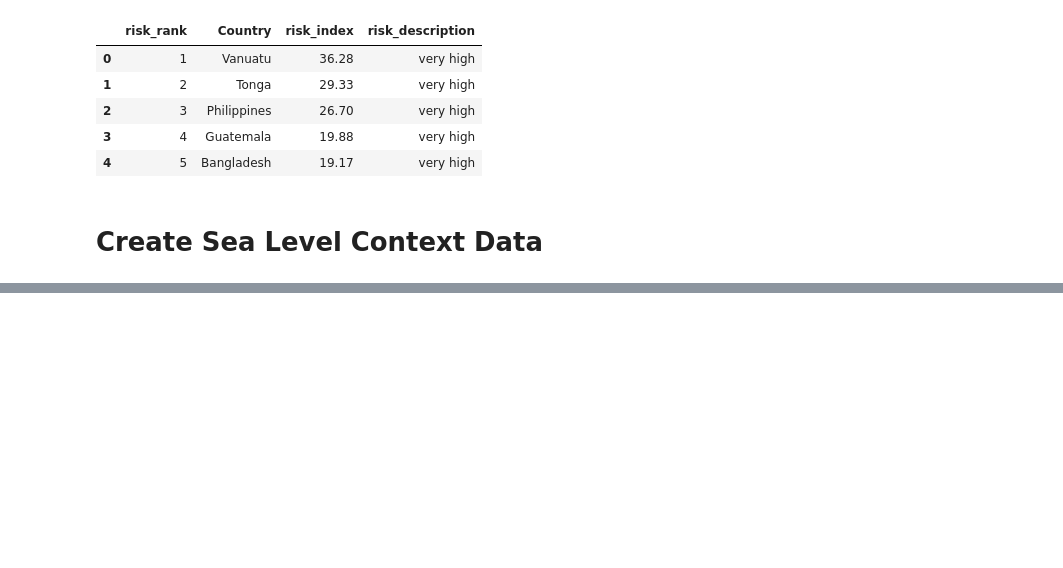
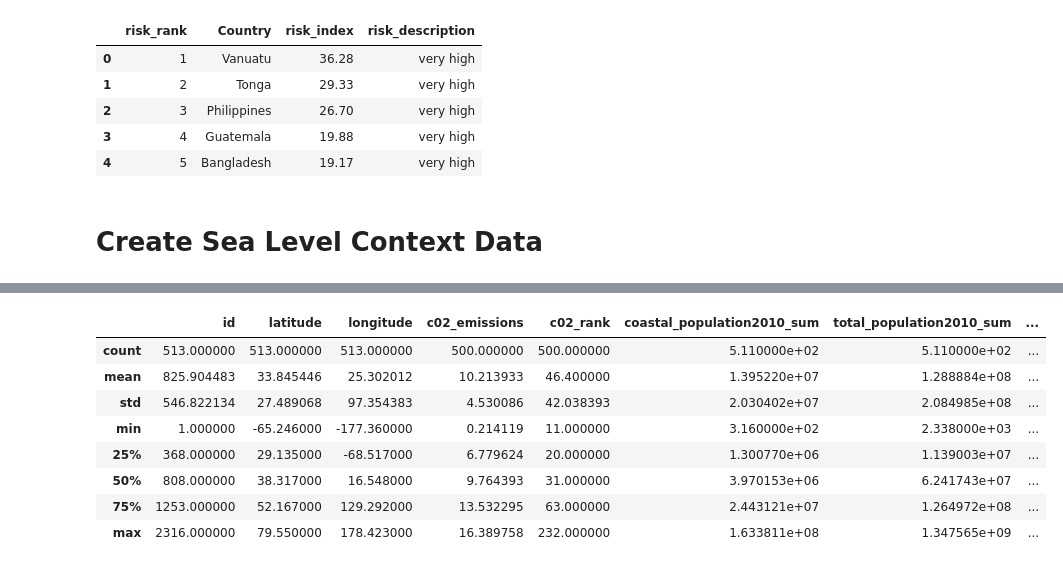
Before and after one commit to correctiv/sealevel-notebook, a Jupyter notebook: Sealevel_contextData.ipynb, the cells around one changed output, grey strips where cells are left out. Cells and saved outputs as stored; diff of their text form; code cells hidden in the pictures; blank space fills up the shorter version.

```diff
--- a/Sealevel_contextData.ipynb
+++ b/Sealevel_contextData.ipynb
@@ -186,0 +212,3 @@ sealevel_context.head()
+# %%
+#Add national population
+sealevel_context = sealevel_context.merge(pop_total, left_on='country', right_on='ISO3v10', how='left')
@@ -186,0 +236,3 @@ sealevel_context.head()
+# %%
+#Add trend data for 1985 to 2015
+sealevel_context = sealevel_context.merge(trend_1985_2015, left_on='id', right_on='_id', how='left')
@@ -186,0 +243,3 @@ sealevel_context.head()
+# %%
+#Add longest trend
+sealevel_context = sealevel_context.merge(trend_longest, left_on='id', right_on='_id', how='left')
@@ -186,0 +255,5 @@ sealevel_context.head()
+# %%
+#Add riskindex
+sealevel_context = sealevel_context.merge(riskindex, left_on='country_name', right_on='Country', how='left')
+
+sealevel_context.head()
@@ -186,0 +267,12 @@ sealevel_context.head()
+# %%
+sealevel_context.describe()
+# %% [output]
+|  | id | latitude | longitude | c02_emissions | c02_rank | coastal_population2010_sum | total_population2010_sum | ... |
+| count | 513.000000 | 513.000000 | 513.000000 | 500.000000 | 500.000000 | 5.110000e+02 | 5.110000e+02 | ... |
+| mean | 825.904483 | 33.845446 | 25.302012 | 10.213933 | 46.400000 | 1.395220e+07 | 1.288884e+08 | ... |
+| std | 546.822134 | 27.489068 | 97.354383 | 4.530086 | 42.038393 | 2.030402e+07 | 2.084985e+08 | ... |
+| min | 1.000000 | -65.246000 | -177.360000 | 0.214119 | 11.000000 | 3.160000e+02 | 2.338000e+03 | ... |
+| 25% | 368.000000 | 29.135000 | -68.517000 | 6.779624 | 20.000000 | 1.300770e+06 | 1.139003e+07 | ... |
+| 50% | 808.000000 | 38.317000 | 16.548000 | 9.764393 | 31.000000 | 3.970153e+06 | 6.241743e+07 | ... |
+| 75% | 1253.000000 | 52.167000 | 129.292000 | 13.532295 | 63.000000 | 2.443121e+07 | 1.264972e+08 | ... |
+| max | 2316.000000 | 79.550000 | 178.423000 | 16.389758 | 232.000000 | 1.633811e+08 | 1.347565e+09 | ... |
```
Also changed, not shown: parts of 17 cells of this notebook, 11 other files.
